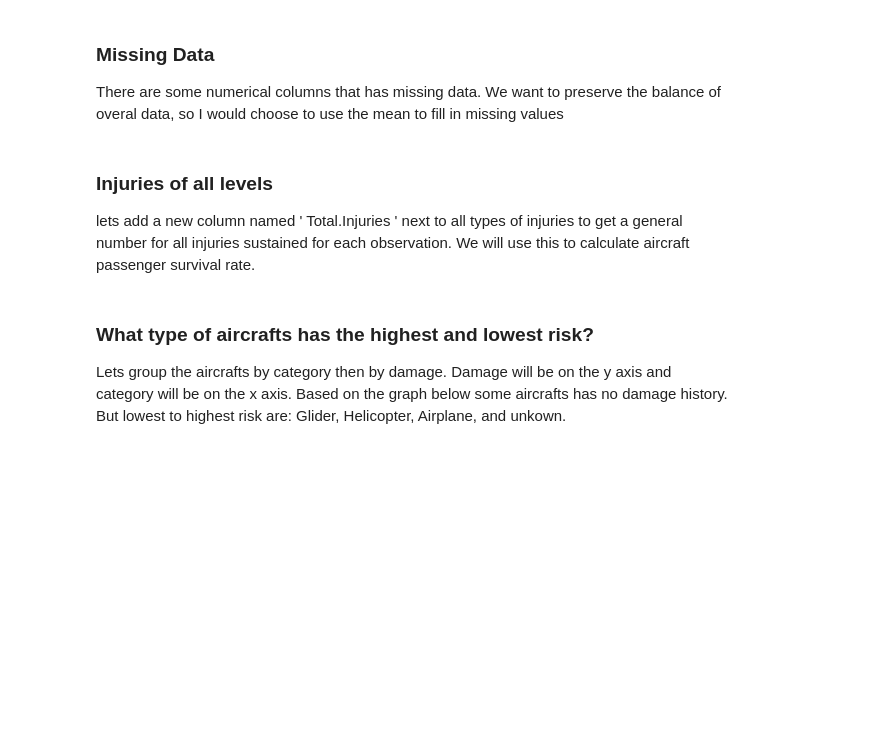
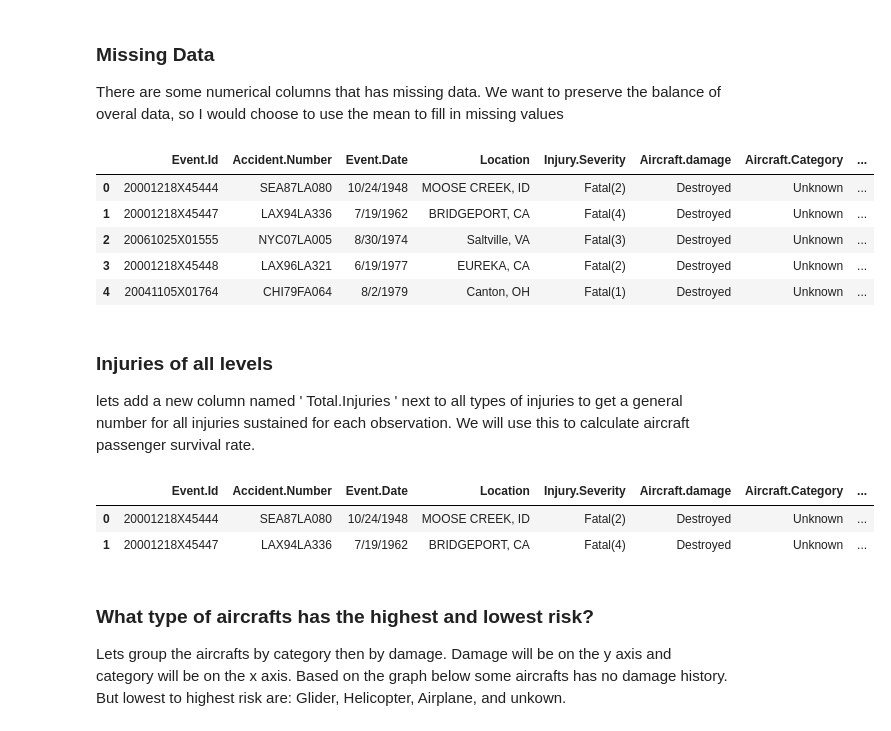
Before and after one commit to rahroy82/Aircraft-analysis, a Jupyter notebook: aircraft_analysis.ipynb, the cells around one changed output. Drawn from its saved outputs; the diff is of its cells as text; code cells hidden in the pictures; blank space fills up the shorter version.

```diff
--- a/aircraft_analysis.ipynb
+++ b/aircraft_analysis.ipynb
@@ -93,11 +98,23 @@ There are some numerical columns that has missing data. We want to preserve the
 # %%
 data_subset = data_subset.apply(lambda col: col.fillna(col.mean()) if col.dtype != 'O' else col)
 
 data_subset.update(data_subset.iloc[:, 12:16].apply(pd.to_numeric, errors='coerce').round(0).astype('Int64'))
 
-#data_subset.info()
+#lets also get rid of NaN from 'Aircraft.Category'. we know that this has to be a categorical type of data, so would rather have
+# 'Unkown' instead
+data_subset.fillna({'Aircraft.Category': 'Unknown'}, inplace=True)
+
+
+data_subset.head(5)
 
 #data_subset.fillna(data_subset.median(), inplace=True)
+# %% [output]
+|  | Event.Id | Accident.Number | Event.Date | Location | Injury.Severity | Aircraft.damage | Aircraft.Category | ... |
+| 0 | 20001218X45444 | SEA87LA080 | 10/24/1948 | MOOSE CREEK, ID | Fatal(2) | Destroyed | Unknown | ... |
+| 1 | 20001218X45447 | LAX94LA336 | 7/19/1962 | BRIDGEPORT, CA | Fatal(4) | Destroyed | Unknown | ... |
+| 2 | 20061025X01555 | NYC07LA005 | 8/30/1974 | Saltville, VA | Fatal(3) | Destroyed | Unknown | ... |
+| 3 | 20001218X45448 | LAX96LA321 | 6/19/1977 | EUREKA, CA | Fatal(2) | Destroyed | Unknown | ... |
+| 4 | 20041105X01764 | CHI79FA064 | 8/2/1979 | Canton, OH | Fatal(1) | Destroyed | Unknown | ... |
 # %% [markdown]
 ### Injuries of all levels
 
@@ -105,12 +122,12 @@ lets add a new column named ' Total.Injuries ' next to all types of injuries to
 # %%
 data_subset.insert(loc=15, column='Total.Injuries', value=data_subset[['Total.Fatal.Injuries', 'Total.Serious.Injuries', 'Total.Minor.Injuries']].sum(axis=1))
 
-#lets also get rid of NaN from 'Aircraft.Category'. we know that this has to be a categorical type of data, so would rather have
-# 'Unkown' instead
-data_subset['Aircraft.Category'] = data_subset['Aircraft.Category'].fillna('Unknown')
-
-#data_subset.head(2)
+data_subset.head(2)
 #data_subset.info()
+# %% [output]
+|  | Event.Id | Accident.Number | Event.Date | Location | Injury.Severity | Aircraft.damage | Aircraft.Category | ... |
+| 0 | 20001218X45444 | SEA87LA080 | 10/24/1948 | MOOSE CREEK, ID | Fatal(2) | Destroyed | Unknown | ... |
+| 1 | 20001218X45447 | LAX94LA336 | 7/19/1962 | BRIDGEPORT, CA | Fatal(4) | Destroyed | Unknown | ... |
 # %% [markdown]
 ### What type of aircrafts has the highest and lowest risk?
 
```
Also changed, not shown: parts of 7 cells of this notebook.
